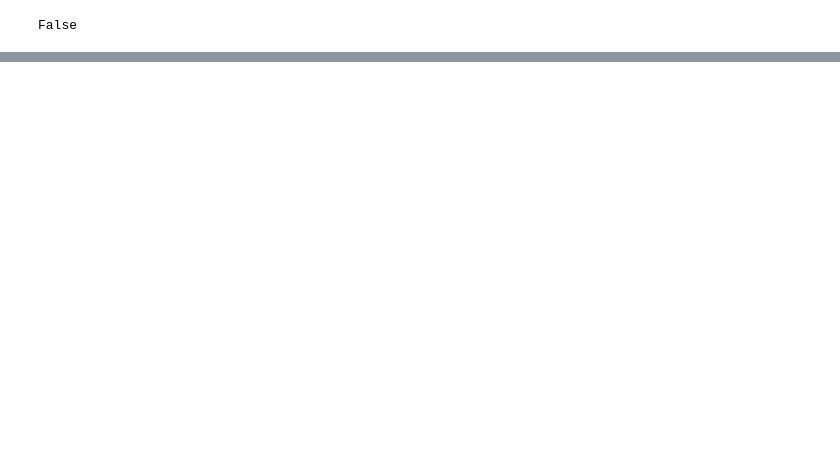
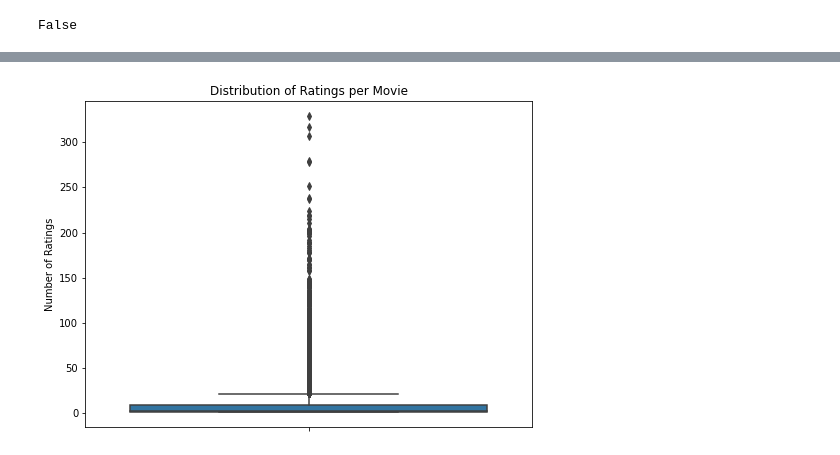
Before and after one commit to antony-wala/movie_recommendation_system, a Jupyter notebook: movie_recommendation_system/index.ipynb, the cells around one changed output, grey strips where cells are left out. Cells and saved outputs as stored; diff of their text form; code cells hidden in the pictures; blank space fills up the shorter version.

```diff
--- a/movie_recommendation_system/index.ipynb
+++ b/movie_recommendation_system/index.ipynb
@@ -465,0 +227,4 @@ deduped_df3.shape
+# %%
+# Convert timestamp to datetime
+merged_df['rating_year'] = pd.to_datetime(merged_df['timestamp'], unit='s').dt.year
+merged_df.head(5)
@@ -465,0 +242,13 @@ deduped_df3.shape
+# %%
+# Convert timestamp to datetime
+merged_df['rating_year'] = pd.to_datetime(merged_df['timestamp'], unit='s').dt.year
+
+# Compare movie release year vs rating year, including movie title
+analysis = (
+    merged_df.groupby(['movieId', 'title', 'Year', 'rating_year'])['rating']
+    .mean()
+    .reset_index()
+    .rename(columns={'rating': 'avg_rating'})
+)
+
+print(analysis.head())
@@ -465,0 +385,2 @@ deduped_df3.shape
+# %%
+merged_df['Year']=merged_df['Year'].astype(int)
@@ -465,0 +479,13 @@ deduped_df3.shape
+# %%
+# Count ratings per movieId
+movie_rating_counts = merged_df.groupby('movieId')['rating'].count().reset_index()
+movie_rating_counts.columns = ['movieId', 'num_ratings']
+
+# Boxplot of number of ratings per movie
+plt.figure(figsize=(8, 6))
+sns.boxplot(y=movie_rating_counts['num_ratings'])
+plt.title("Distribution of Ratings per Movie")
+plt.ylabel("Number of Ratings")
+plt.show()
+# %% [output]
+[figure, added]
```
Also changed, not shown: parts of 67 cells of this notebook.
